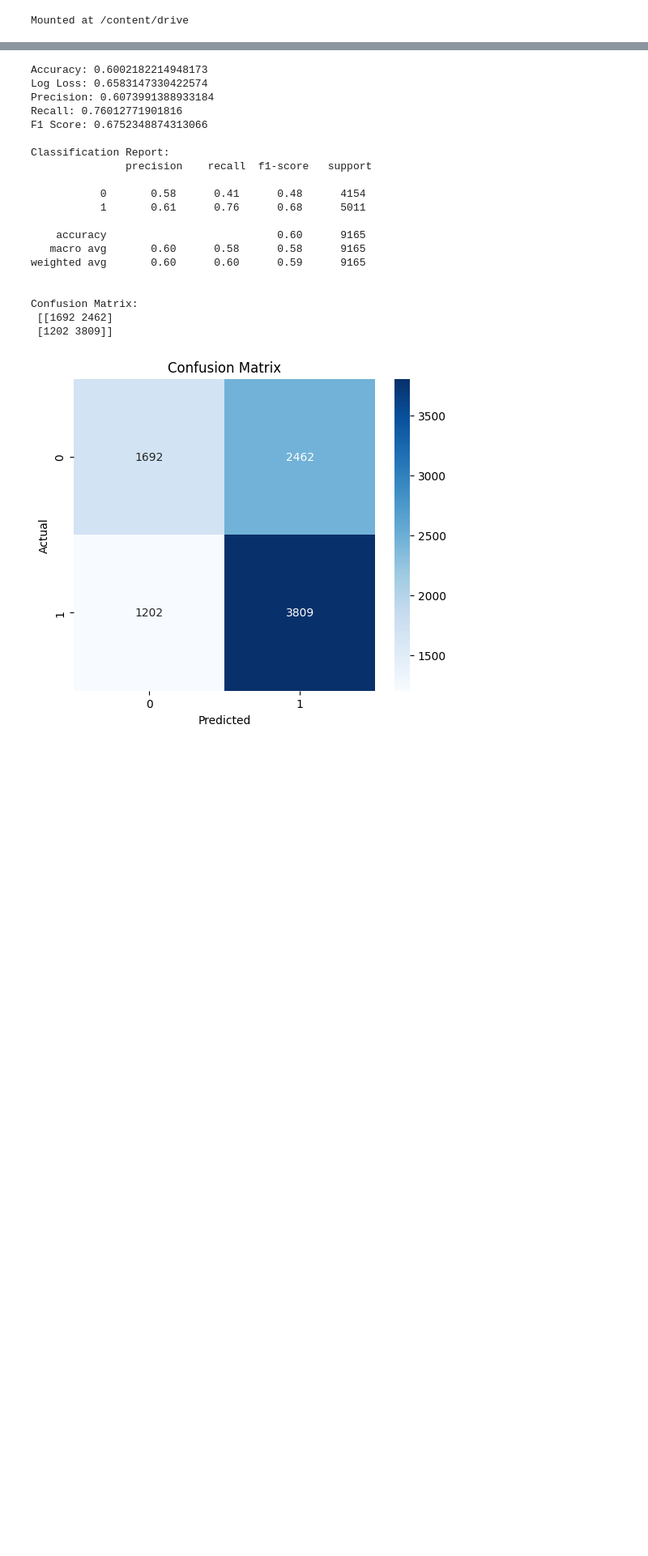
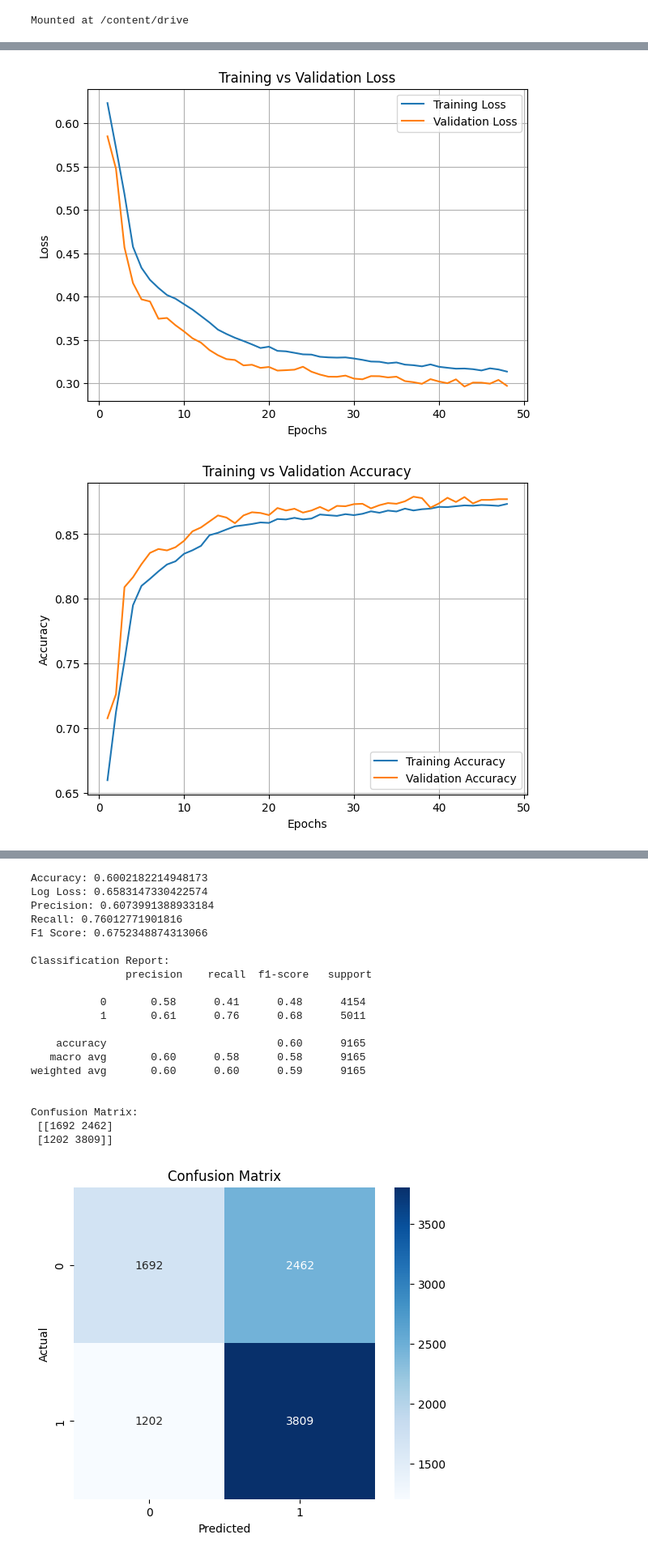
Before and after one commit to surya211099/DetectingPhishingEmail, a Jupyter notebook: MLP+LR.ipynb, the cells around one changed output, grey strips where cells are left out. Shown at 81% size. Drawn from its saved outputs; the diff is of its cells as text; code cells hidden in the pictures; blank space fills up the shorter version.

```diff
--- a/MLP+LR.ipynb
+++ b/MLP+LR.ipynb
@@ -122,3 +123,41 @@ Confusion Matrix:
+# %%
+# === TRAIN vs VALIDATION CURVES ===
+
+# history object returned by model.fit()
+history_dict = mlp.history.history
+
+# Extract metrics
+train_loss = history_dict['loss']
+val_loss = history_dict['val_loss']
+train_acc = history_dict['accuracy']
+val_acc = history_dict['val_accuracy']
+
+epochs = range(1, len(train_loss) + 1)
+
+# Plot Loss Curve
+plt.figure(figsize=(7,5))
+plt.plot(epochs, train_loss, label='Training Loss')
+plt.plot(epochs, val_loss, label='Validation Loss')
+plt.xlabel('Epochs')
+plt.ylabel('Loss')
+plt.title('Training vs Validation Loss')
+plt.legend()
+plt.grid(True)
+plt.show()
+
+# Plot Accuracy Curve
+plt.figure(figsize=(7,5))
+plt.plot(epochs, train_acc, label='Training Accuracy')
+plt.plot(epochs, val_acc, label='Validation Accuracy')
+plt.xlabel('Epochs')
+plt.ylabel('Accuracy')
+plt.title('Training vs Validation Accuracy')
+plt.legend()
+plt.grid(True)
+plt.show()
+# %% [output]
+[figure, added]
+[figure, added]
 # %%
 #MLP
 import pandas as pd
```
Also changed, not shown: parts of 4 cells of this notebook.
